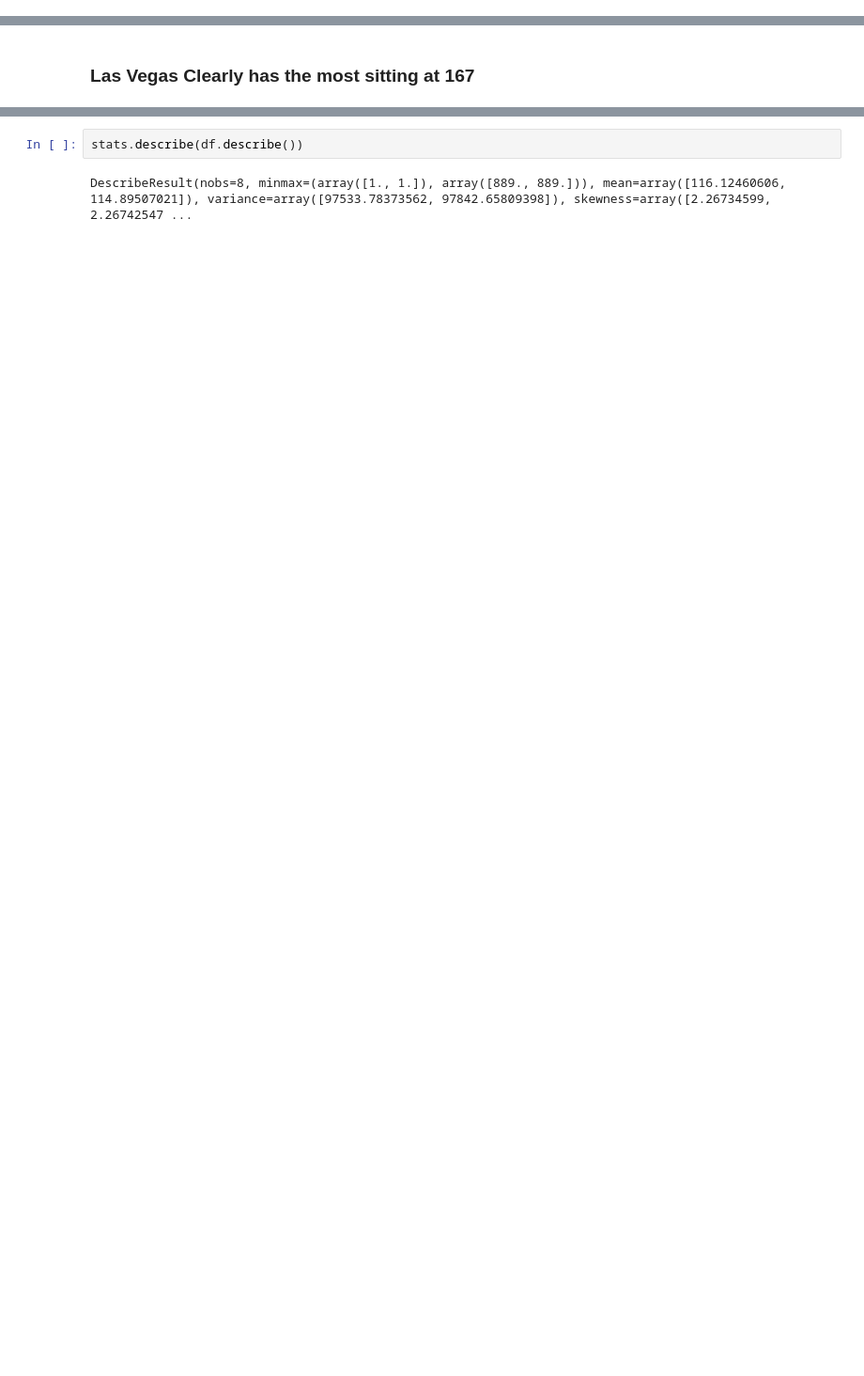
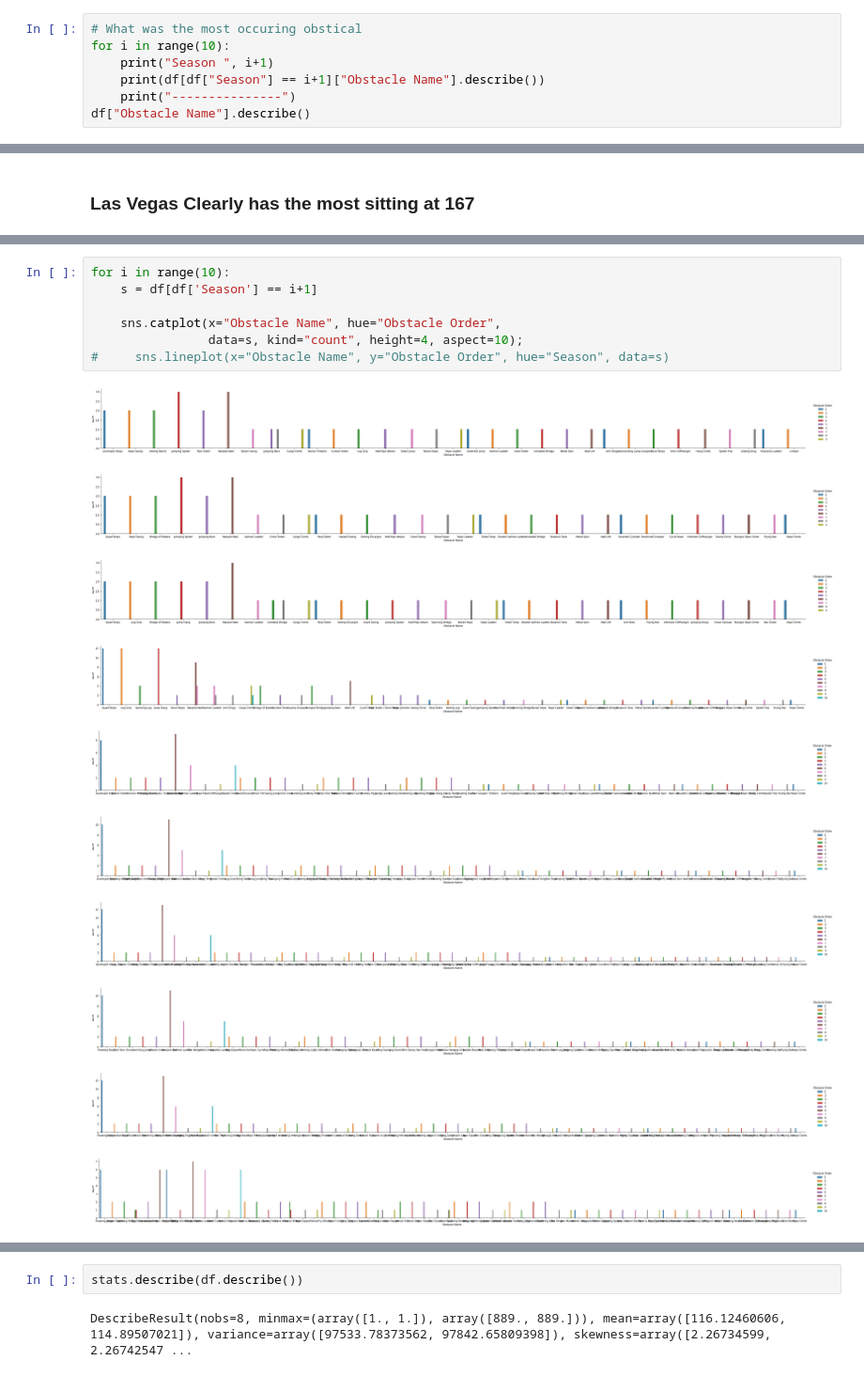
Before and after one commit to ChrisBarnes7404/DS_1.1, a Jupyter notebook: Final/Final - Ninja Warrior Exploration.ipynb, the cells around one changed output, grey strips where cells are left out. Shown at 94% size. Cells and saved outputs as stored; diff of their text form; blank space fills up the shorter version.

```diff
--- a/Final/Final - Ninja Warrior Exploration.ipynb
+++ b/Final/Final - Ninja Warrior Exploration.ipynb
@@ -96,0 +85,7 @@ Name: Obstacle Name, Length: 225, dtype: float64
+# %%
+# What was the most occuring obstical
+for i in range(10):
+    print("Season ", i+1)
+    print(df[df["Season"] == i+1]["Obstacle Name"].describe())
+    print("---------------")
+df["Obstacle Name"].describe()
@@ -159,3 +184,21 @@ plt.show(sns.heatmap(pd.crosstab(df["Location"], df["Obstacle Name"], normalize=
+# %%
+for i in range(10):
+    s = df[df['Season'] == i+1]
+
+    sns.catplot(x="Obstacle Name", hue="Obstacle Order",
+                data=s, kind="count", height=4, aspect=10);
+#     sns.lineplot(x="Obstacle Name", y="Obstacle Order", hue="Season", data=s)
+# %% [output]
+[figure, added]
+[figure, added]
+[figure, added]
+[figure, added]
+[figure, added]
+[figure, added]
+[figure, added]
+[figure, added]
+[figure, added]
+[figure, added]
 # %% [markdown]
 ![rubric](rubric.png)
 # %%
```
Also changed, not shown: parts of 21 cells of this notebook.
